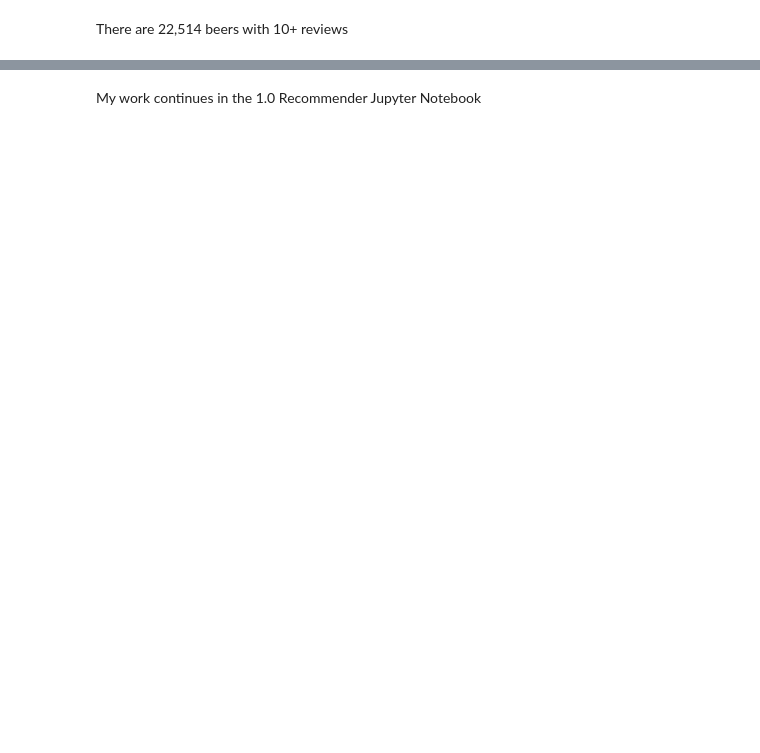
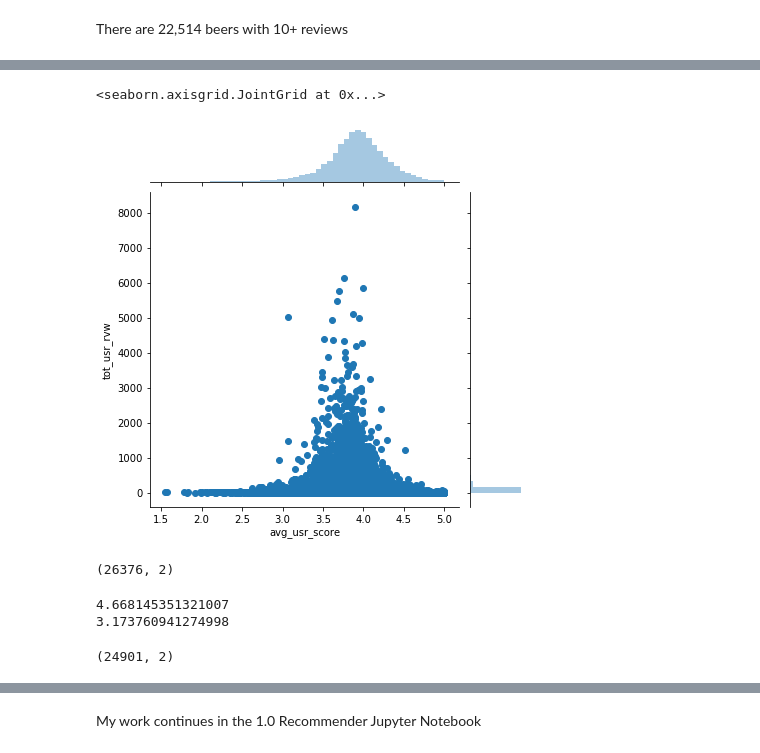
Before and after one commit to aabrahamson3/beer30, a Jupyter notebook: Beer-EDA.ipynb, the cells around one changed output, grey strips where cells are left out. Saved outputs shown, nothing was run; the diff lists cells and outputs as text; code cells hidden in the pictures; blank space fills up the shorter version.

```diff
--- a/Beer-EDA.ipynb
+++ b/Beer-EDA.ipynb
@@ -528,0 +545,6 @@ There are 22,514 beers with 10+ reviews
+# %%
+# add a column tallying the # of reviews for each beer, rename score, and subset out
+# reviews with 9 or less total reviews
+ratings['no_of_ratings'] = reviews_beer.groupby('id')['score'].count()
+ratings = ratings.rename(columns={'score':'avg_score'})
+ratings = ratings.loc[ratings['no_of_ratings'] > 9]
@@ -528,0 +561,4 @@ There are 22,514 beers with 10+ reviews
+# %%
+# rejoin the engineered features onto the original review_beer df
+df = reviews_beer.merge(ratings, how='inner', on='id')
+df.shape
@@ -528,0 +567,6 @@ There are 22,514 beers with 10+ reviews
+# %%
+# now going to look at average score and number of reviews for each USER, then subset
+# to those with 5+ reviews
+reviewers = pd.DataFrame(df.groupby('username')['id'].count())
+reviewers['avg_usr_score'] = df.groupby('username')['score'].mean()
+reviewers = reviewers.loc[reviewers['id'] > 4]
@@ -528,0 +583,22 @@ There are 22,514 beers with 10+ reviews
+# %%
+# renaming ID to tot_usr_rvw
+reviewers = reviewers.rename(columns={'id':'tot_usr_rvw'})
+# %%
+# visualize the distribution of users and their # of reviews and average score given
+sns.jointplot(x='avg_usr_score', y='tot_usr_rvw', data = reviewers)
+# %% [output]
+<seaborn.axisgrid.JointGrid at 0x...>
+[figure, added]
+# %%
+# there are 26k unique users
+reviewers.shape
+# %% [output]
+(26376, 2)
+# %%
+reviewer_std = reviewers['avg_usr_score'].std()
+reviewer_mean = reviewers['avg_usr_score'].mean()
+print(reviewer_mean + (reviewer_std*2))
+print(reviewer_mean - (reviewer_std*2))
+# %% [output]
+4.668145351321007
+3.173760941274998
@@ -528,0 +615,5 @@ There are 22,514 beers with 10+ reviews
+# %%
+# Lose 1400 users
+reviewers_sub.shape
+# %% [output]
+(24901, 2)
```
Also changed, not shown: parts of 16 cells of this notebook, 3 other files.
